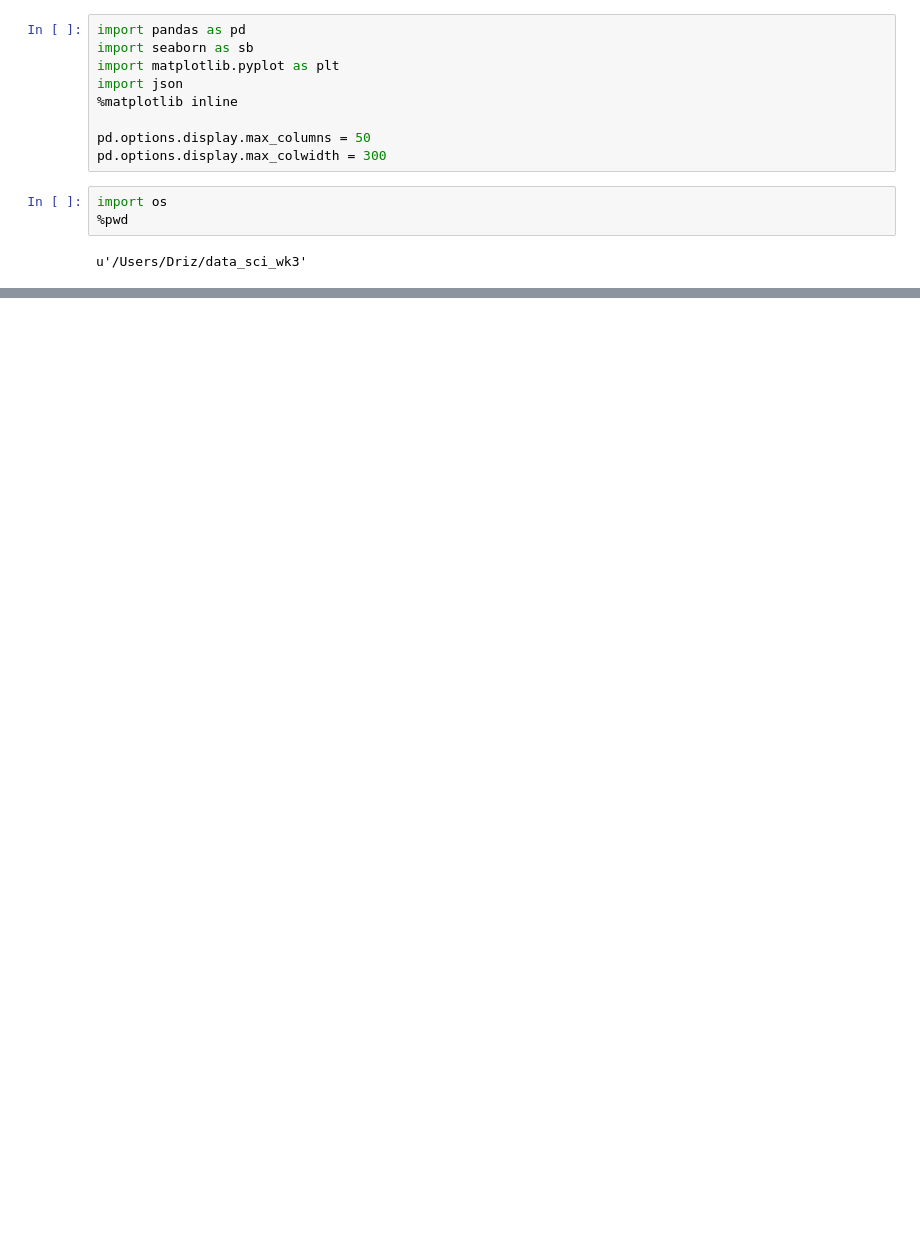
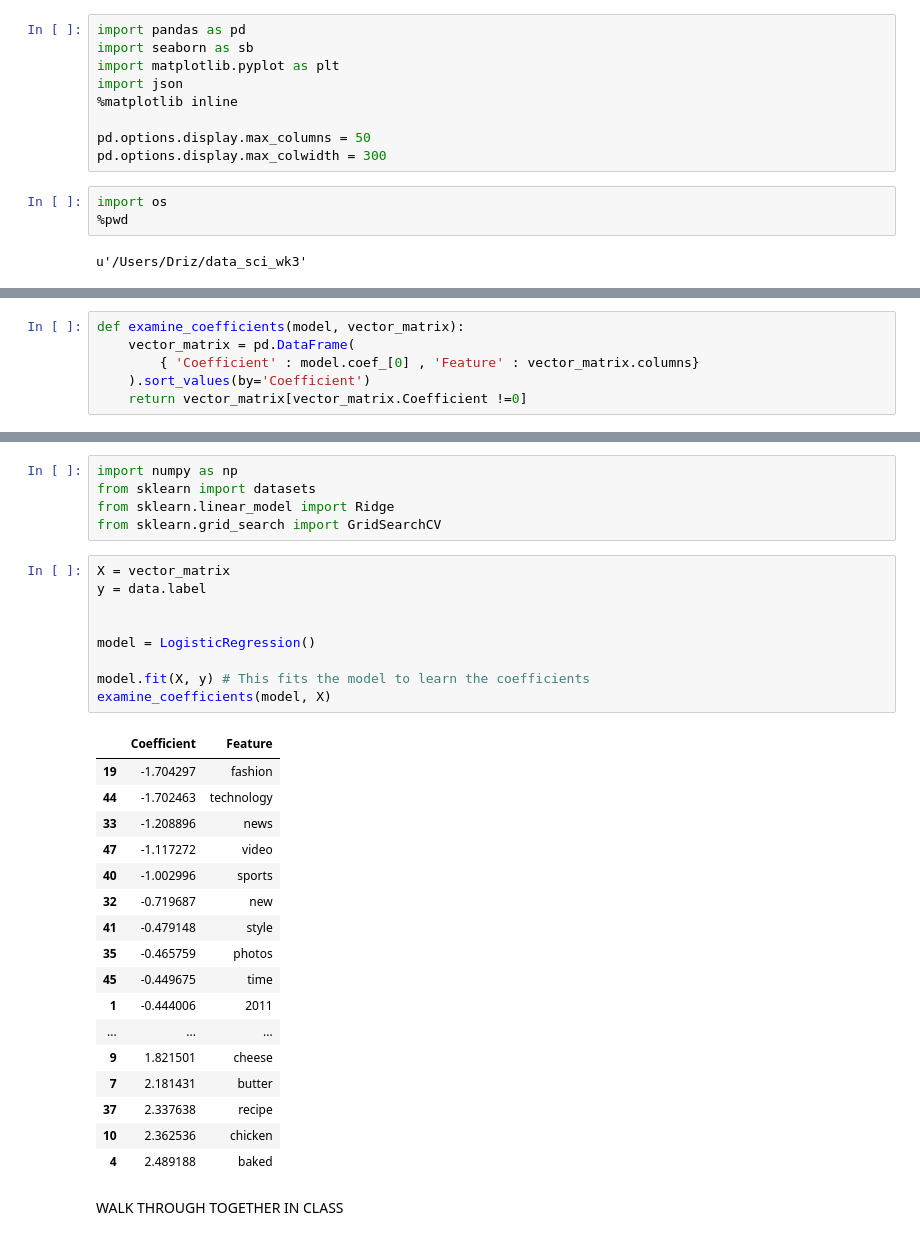
Before and after one commit to jillianhade/data-science-notes, a Jupyter notebook: predicting_greenness_lab2.ipynb, the cells around one changed output, grey strips where cells are left out. Drawn from its saved outputs; the diff is of its cells as text; blank space fills up the shorter version.

Commit message:
added work on grid search and predicting greenness

```diff
--- a/predicting_greenness_lab2.ipynb
+++ b/predicting_greenness_lab2.ipynb
@@ -22,0 +70,6 @@ IOError: File ../lessons/week-04/4.2-sklearn-regularization-logistic-lab/assets/
+# %%
+def examine_coefficients(model, vector_matrix):
+    vector_matrix = pd.DataFrame(
+        { 'Coefficient' : model.coef_[0] , 'Feature' : vector_matrix.columns}
+    ).sort_values(by='Coefficient')
+    return vector_matrix[vector_matrix.Coefficient !=0]
@@ -22,0 +101,34 @@ IOError: File ../lessons/week-04/4.2-sklearn-regularization-logistic-lab/assets/
+# %%
+import numpy as np
+from sklearn import datasets
+from sklearn.linear_model import Ridge
+from sklearn.grid_search import GridSearchCV
+# %%
+X = vector_matrix
+y = data.label
+
+
+model = LogisticRegression()
+
+model.fit(X, y) # This fits the model to learn the coefficients
+examine_coefficients(model, X)
+# %% [output]
+|  | Coefficient | Feature |
+| 19 | -1.704297 | fashion |
+| 44 | -1.702463 | technology |
+| 33 | -1.208896 | news |
+| 47 | -1.117272 | video |
+| 40 | -1.002996 | sports |
+| 32 | -0.719687 | new |
+| 41 | -0.479148 | style |
+| 35 | -0.465759 | photos |
+| 45 | -0.449675 | time |
+| 1 | -0.444006 | 2011 |
+| ... | ... | ... |
+| 9 | 1.821501 | cheese |
+| 7 | 2.181431 | butter |
+| 37 | 2.337638 | recipe |
+| 10 | 2.362536 | chicken |
+| 4 | 2.489188 | baked |
+# %% [markdown]
+WALK THROUGH TOGETHER IN CLASS
```
Also changed, not shown: parts of 39 cells of this notebook, 1 other file.
